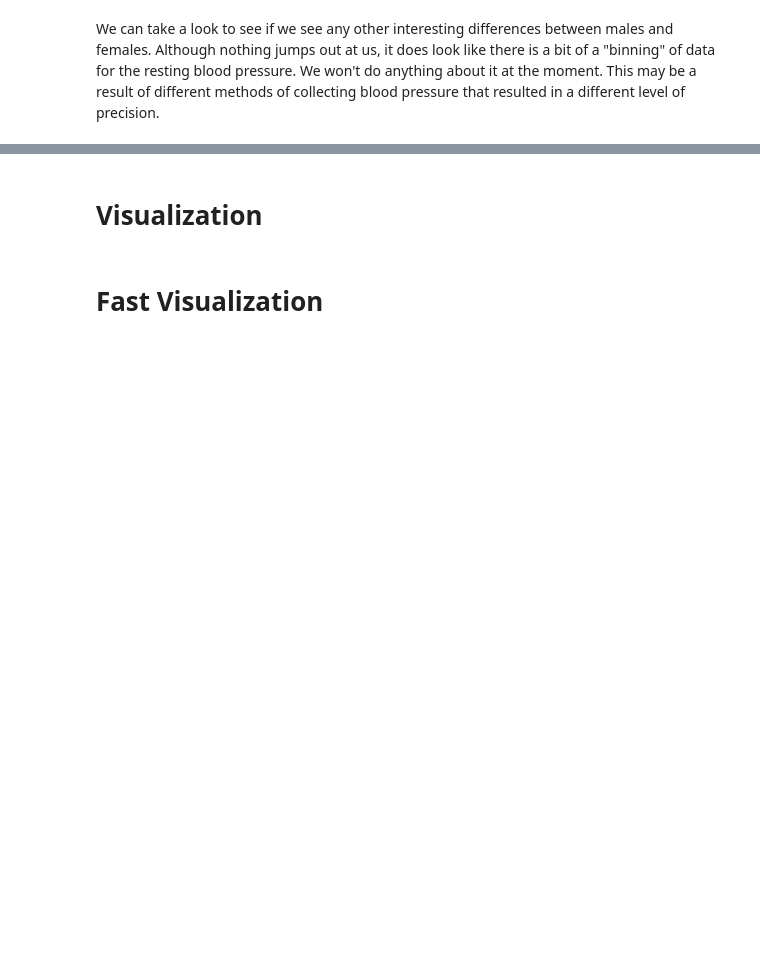
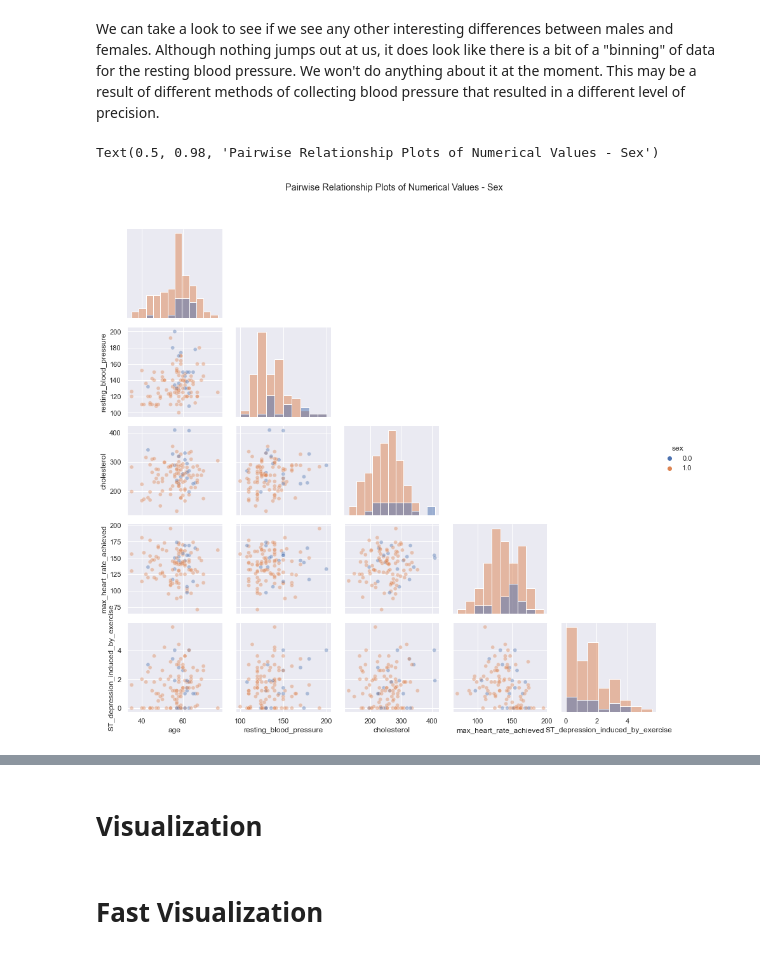
Before and after one commit to abroniewski/Heart-Disease-Machine-Learning-Exploration, a Jupyter notebook: src/HDD-pre-processing.ipynb, the cells around one changed output, grey strips where cells are left out. Saved outputs shown, nothing was run; the diff lists cells and outputs as text; code cells hidden in the pictures; blank space fills up the shorter version.

```diff
--- a/src/HDD-pre-processing.ipynb
+++ b/src/HDD-pre-processing.ipynb
@@ -238,12 +309,15 @@ It looks like our data is generally showing that males are more likely to be sic
 We can take a look to see if we see any other interesting differences between males and females.
 Although nothing jumps out at us, it does look like there is a bit of a "binning" of data for the resting blood pressure. We won't do anything about it at the moment. This may be a result of different methods of collecting blood pressure that resulted in a different level of precision.
 # %%
-pairwise_viz = sns.PairGrid(hd_train, vars=integerAttributesKey, hue="sex", diag_sharey=False, corner=True)
-pairwise_viz.map_lower(sns.scatterplot, alpha=0.4)
-pairwise_viz.map_diag(sns.histplot)
-pairwise_viz.add_legend()
-pairwise_viz.fig.subplots_adjust(top=0.9)
-pairwise_viz.fig.suptitle("Pairwise Relationship Plots of Numerical Values - Sex")
+# pairwise_viz = sns.PairGrid(hd_train[hd_train["target"]==1], vars=integerAttributesKey, hue="sex", diag_sharey=False, corner=True)
+# pairwise_viz.map_lower(sns.scatterplot, alpha=0.4)
+# pairwise_viz.map_diag(sns.histplot)
+# pairwise_viz.add_legend()
+# pairwise_viz.fig.subplots_adjust(top=0.9)
+# pairwise_viz.fig.suptitle("Pairwise Relationship Plots of Numerical Values - Sex")
+# %% [output]
+Text(0.5, 0.98, 'Pairwise Relationship Plots of Numerical Values - Sex')
+[figure, added]
 # %%
 plt.figure(figsize=(14,8))
 sns.set_theme(style="white")
```
Also changed, not shown: parts of 35 cells of this notebook, 4 other files.
